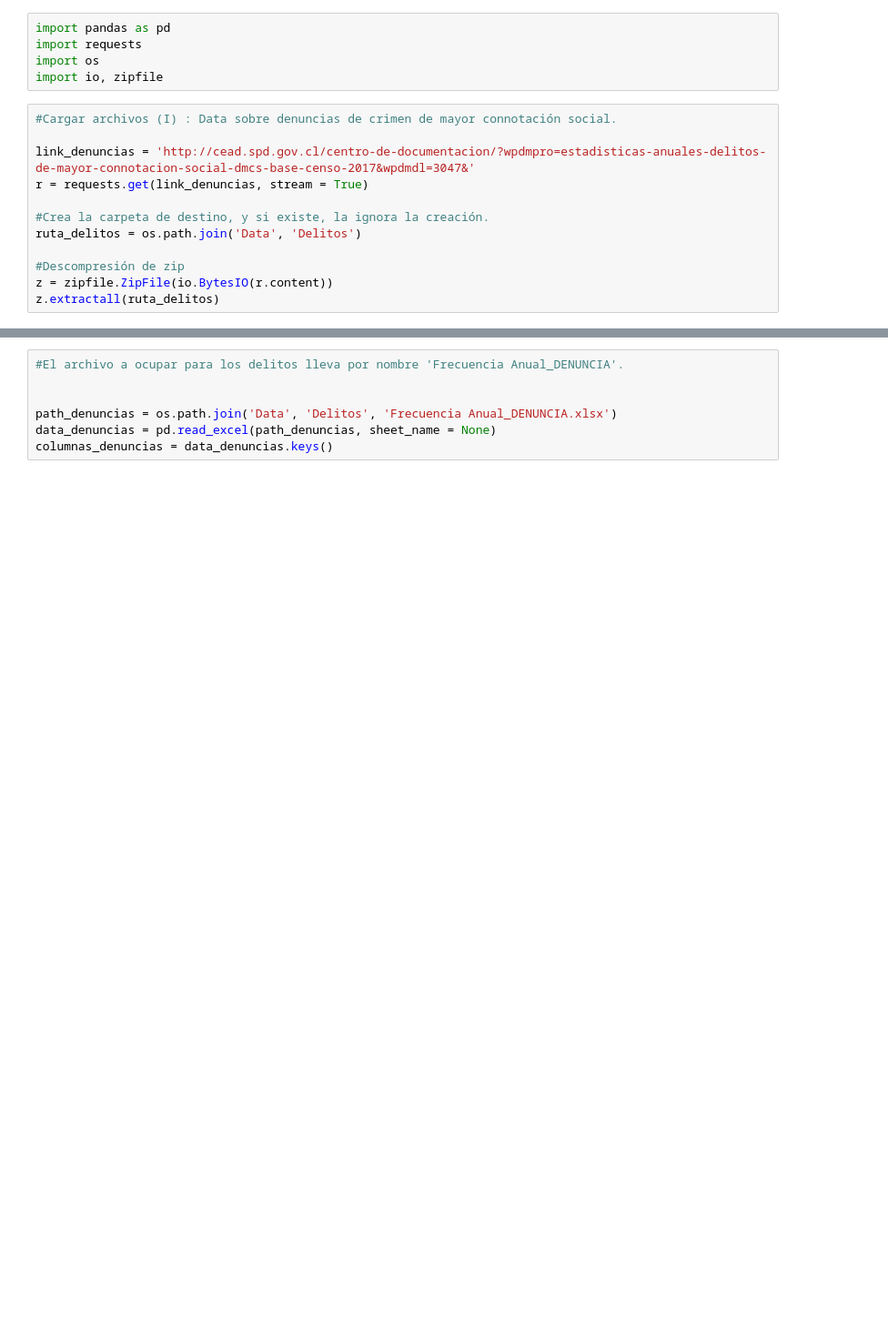
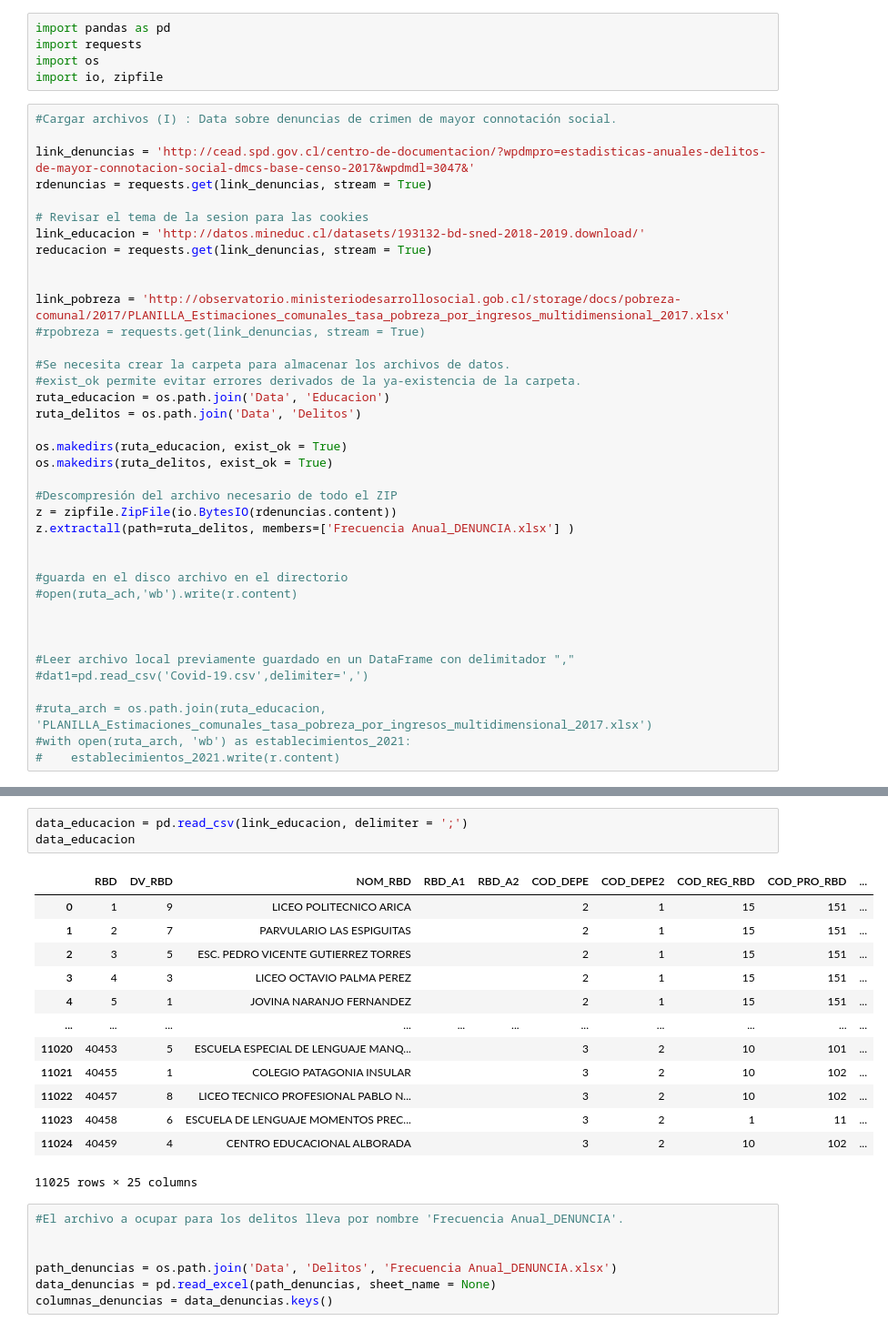
Before and after one commit to 08benja08p/Grupo-8-CDD, a Jupyter notebook: Proyecto/Proyecto_CDD.ipynb, the cells around one changed output, grey strips where cells are left out. Shown at 91% size. Saved outputs shown, nothing was run; the diff lists cells and outputs as text; blank space fills up the shorter version.

```diff
--- a/Proyecto/Proyecto_CDD.ipynb
+++ b/Proyecto/Proyecto_CDD.ipynb
@@ -34,11 +34,37 @@ import io, zipfile
 #Cargar archivos (I) : Data sobre denuncias de crimen de mayor connotación social.
 
 link_denuncias = 'http://cead.spd.gov.cl/centro-de-documentacion/?wpdmpro=estadisticas-anuales-delitos-de-mayor-connotacion-social-dmcs-base-censo-2017&wpdmdl=3047&'
-r = requests.get(link_denuncias, stream = True)
+rdenuncias = requests.get(link_denuncias, stream = True)
 
-#Crea la carpeta de destino, y si existe, la ignora la creación.
+# Revisar el tema de la sesion para las cookies
+link_educacion = 'http://datos.mineduc.cl/datasets/193132-bd-sned-2018-2019.download/'
+reducacion = requests.get(link_denuncias, stream = True)
+
+
+link_pobreza = 'http://observatorio.ministeriodesarrollosocial.gob.cl/storage/docs/pobreza-comunal/2017/PLANILLA_Estimaciones_comunales_tasa_pobreza_por_ingresos_multidimensional_2017.xlsx'
+#rpobreza = requests.get(link_denuncias, stream = True)
+
+#Se necesita crear la carpeta para almacenar los archivos de datos.
+#exist_ok permite evitar errores derivados de la ya-existencia de la carpeta.
+ruta_educacion = os.path.join('Data', 'Educacion')
 ruta_delitos = os.path.join('Data', 'Delitos')
 
-#Descompresión de zip
-z = zipfile.ZipFile(io.BytesIO(r.content))
-z.extractall(ruta_delitos)
+os.makedirs(ruta_educacion, exist_ok = True)
+os.makedirs(ruta_delitos, exist_ok = True)
+
+#Descompresión del archivo necesario de todo el ZIP
+z = zipfile.ZipFile(io.BytesIO(rdenuncias.content))
+z.extractall(path=ruta_delitos, members=['Frecuencia Anual_DENUNCIA.xlsx'] )
+
+
+#guarda en el disco archivo en el directorio
+#open(ruta_ach,'wb').write(r.content)
+
+
+
+#Leer archivo local previamente guardado en un DataFrame con delimitador ","
+#dat1=pd.read_csv('Covid-19.csv',delimiter=',')
+
+#ruta_arch = os.path.join(ruta_educacion, 'PLANILLA_Estimaciones_comunales_tasa_pobreza_por_ingresos_multidimensional_2017.xlsx')
+#with open(ruta_arch, 'wb') as establecimientos_2021:
+#    establecimientos_2021.write(r.content)
@@ -45,3 +89,20 @@ z.extractall(ruta_delitos)
+# %%
+data_educacion = pd.read_csv(link_educacion, delimiter = ';')
+data_educacion
+# %% [output]
+|  | RBD | DV_RBD | NOM_RBD | RBD_A1 | RBD_A2 | COD_DEPE | COD_DEPE2 | COD_REG_RBD | COD_PRO_RBD | ... |
+| 0 | 1 | 9 | LICEO POLITECNICO ARICA |  |  | 2 | 1 | 15 | 151 | ... |
+| 1 | 2 | 7 | PARVULARIO LAS ESPIGUITAS |  |  | 2 | 1 | 15 | 151 | ... |
+| 2 | 3 | 5 | ESC. PEDRO VICENTE GUTIERREZ TORRES |  |  | 2 | 1 | 15 | 151 | ... |
+| 3 | 4 | 3 | LICEO OCTAVIO PALMA PEREZ |  |  | 2 | 1 | 15 | 151 | ... |
+| 4 | 5 | 1 | JOVINA NARANJO FERNANDEZ |  |  | 2 | 1 | 15 | 151 | ... |
+| ... | ... | ... | ... | ... | ... | ... | ... | ... | ... | ... |
+| 11020 | 40453 | 5 | ESCUELA ESPECIAL DE LENGUAJE MANQ... |  |  | 3 | 2 | 10 | 101 | ... |
+| 11021 | 40455 | 1 | COLEGIO PATAGONIA INSULAR |  |  | 3 | 2 | 10 | 102 | ... |
+| 11022 | 40457 | 8 | LICEO TECNICO PROFESIONAL PABLO N... |  |  | 3 | 2 | 10 | 102 | ... |
+| 11023 | 40458 | 6 | ESCUELA DE LENGUAJE MOMENTOS PREC... |  |  | 3 | 2 | 1 | 11 | ... |
+| 11024 | 40459 | 4 | CENTRO EDUCACIONAL ALBORADA |  |  | 3 | 2 | 10 | 102 | ... |
+11025 rows × 25 columns
 # %%
 #El archivo a ocupar para los delitos lleva por nombre 'Frecuencia Anual_DENUNCIA'.
 
```
Also changed, not shown: parts of 5 cells of this notebook.
